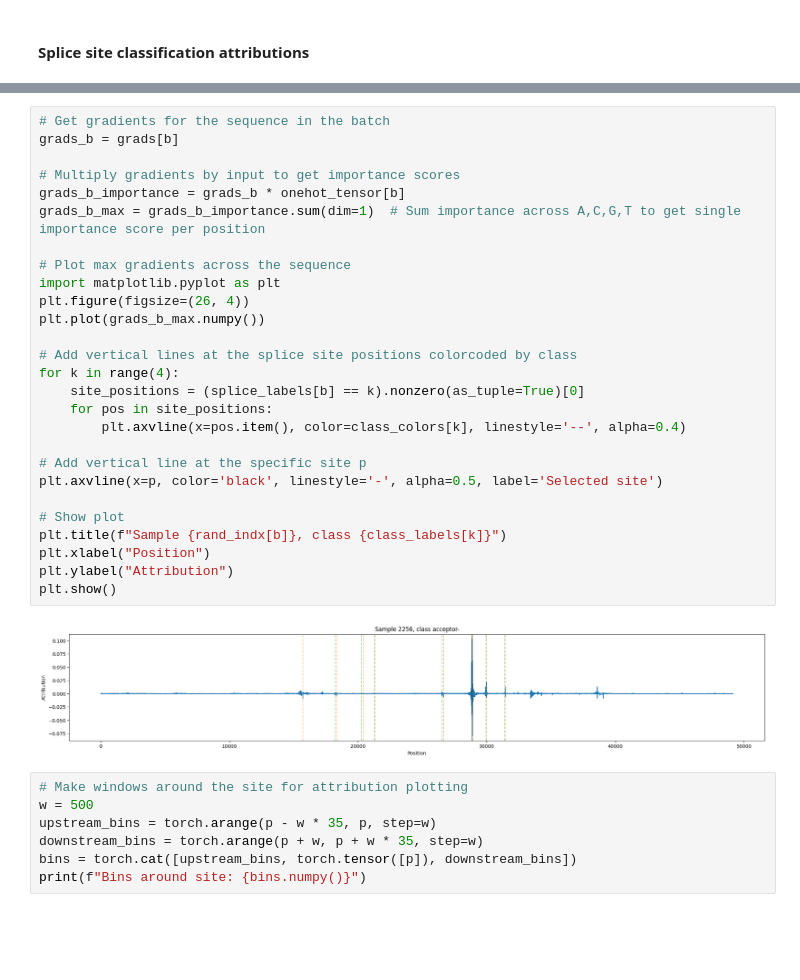
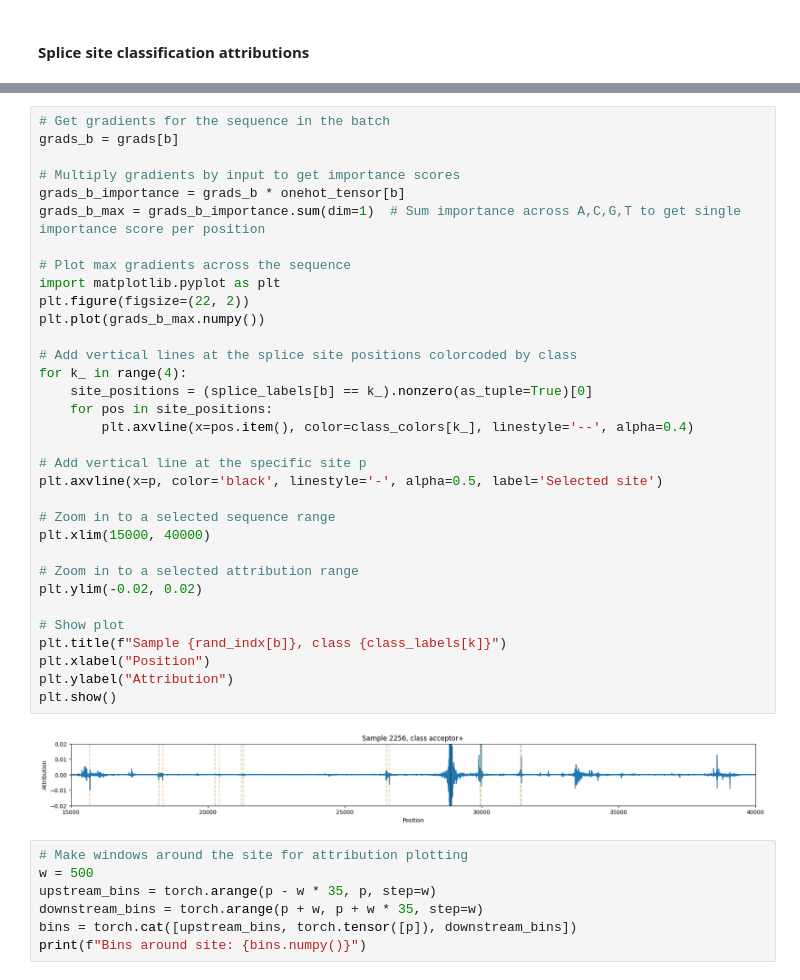
Before and after one commit to anamariaelek/alphagenome, a Jupyter notebook: notebooks/splicing_attributions.ipynb, the cells around one changed output, grey strips where cells are left out. Cells and saved outputs as stored; diff of their text form; blank space fills up the shorter version.

```diff
--- a/notebooks/splicing_attributions.ipynb
+++ b/notebooks/splicing_attributions.ipynb
@@ -333,32 +360,38 @@ Bins around site 28872: [23872 24372 24872 25372 25872 26372 26872 27372 27872 2
 # %%
 # Get gradients for the sequence in the batch
 grads_b = grads[b]
 
 # Multiply gradients by input to get importance scores
 grads_b_importance = grads_b * onehot_tensor[b]
 grads_b_max = grads_b_importance.sum(dim=1)  # Sum importance across A,C,G,T to get single importance score per position
 
 # Plot max gradients across the sequence
 import matplotlib.pyplot as plt
-plt.figure(figsize=(26, 4))
+plt.figure(figsize=(22, 2))
 plt.plot(grads_b_max.numpy())
 
 # Add vertical lines at the splice site positions colorcoded by class
-for k in range(4):
-    site_positions = (splice_labels[b] == k).nonzero(as_tuple=True)[0]
+for k_ in range(4):
+    site_positions = (splice_labels[b] == k_).nonzero(as_tuple=True)[0]
     for pos in site_positions:
-        plt.axvline(x=pos.item(), color=class_colors[k], linestyle='--', alpha=0.4)
+        plt.axvline(x=pos.item(), color=class_colors[k_], linestyle='--', alpha=0.4)
 
 # Add vertical line at the specific site p
 plt.axvline(x=p, color='black', linestyle='-', alpha=0.5, label='Selected site')
+
+# Zoom in to a selected sequence range
+plt.xlim(15000, 40000)
+
+# Zoom in to a selected attribution range
+plt.ylim(-0.02, 0.02)
 
 # Show plot
 plt.title(f"Sample {rand_indx[b]}, class {class_labels[k]}")
 plt.xlabel("Position")
 plt.ylabel("Attribution")
 plt.show()
 # %% [output]
-[figure, old version]
+[figure, new version]
 # %%
 # Make windows around the site for attribution plotting
 w = 500
```
Also changed, not shown: parts of 11 cells of this notebook, 3 other files.
